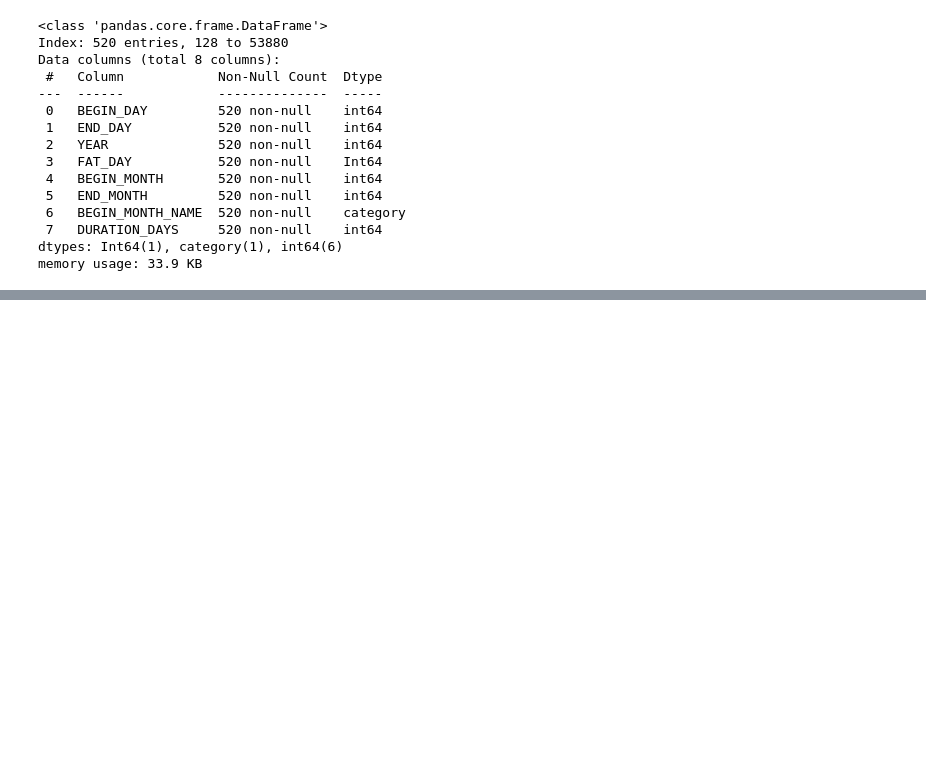
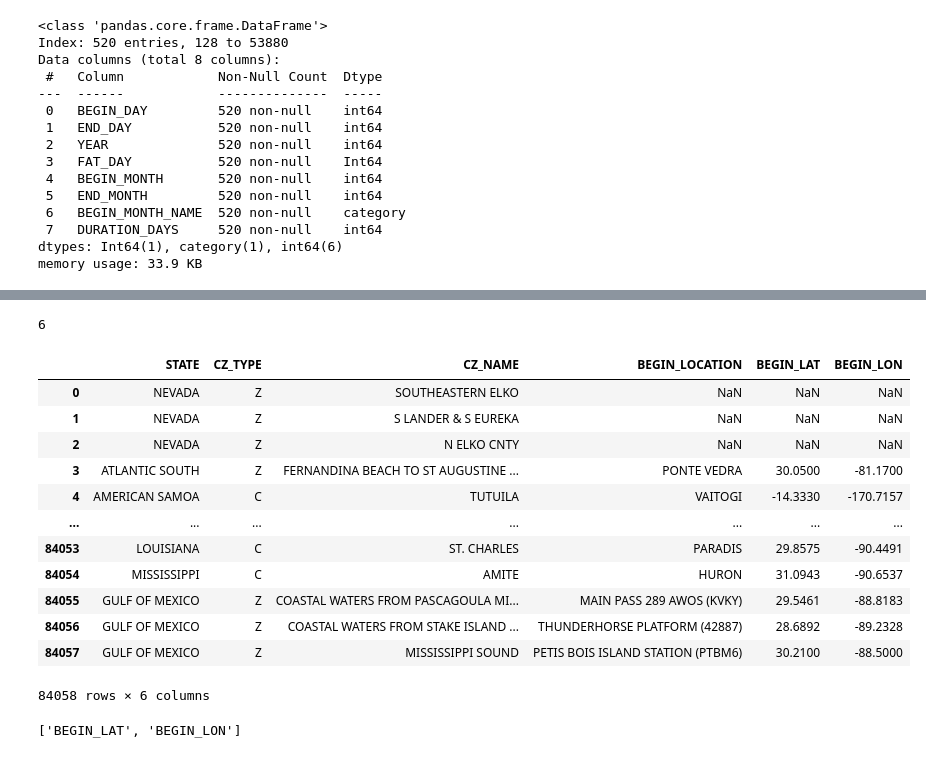
Before and after one commit to sushmita212/Parametric_Weather_Risk_Modeling, a Jupyter notebook: notebooks/Data_cleaning.ipynb, the cells around one changed output, grey strips where cells are left out. Drawn from its saved outputs; the diff is of its cells as text; code cells hidden in the pictures; blank space fills up the shorter version.

```diff
--- a/notebooks/Data_cleaning.ipynb
+++ b/notebooks/Data_cleaning.ipynb
@@ -404 +407,4 @@ df_year.head()
 5 rows × 49 columns
+# %%
+location_cols = [col for col in df_year.columns
+                 if any(key in col.upper() for key in ['STATE', 'LAT', 'LON', 'LOCATION', 'RANGE', 'AZIMUTH', 'CZ_'])]
@@ -404,0 +563,6 @@ df_year.head()
+# %%
+cols_to_drop = [ 'FATALITY_LOCATION', 'BEGIN_RANGE', 'END_RANGE', 'RANGE','LATITUDE','LONGITUDE','LAT2','LON2','LOCATION_INDEX','BEGIN_AZIMUTH', 'END_AZIMUTH', 'AZIMUTH','END_LOCATION','LOCATION','END_LAT','END_LON']
+# %%
+df_year.drop(columns=cols_to_drop, errors='ignore', inplace=True)
+# %%
+[location_cols.remove(c) for c in cols_to_drop if c in location_cols]
@@ -404,0 +586,24 @@ df_year.head()
+# %%
+len(location_cols)
+# %% [output]
+6
+# %%
+df_year[location_cols]
+# %% [output]
+|  | STATE | CZ_TYPE | CZ_NAME | BEGIN_LOCATION | BEGIN_LAT | BEGIN_LON |
+| 0 | NEVADA | Z | SOUTHEASTERN ELKO | NaN | NaN | NaN |
+| 1 | NEVADA | Z | S LANDER & S EUREKA | NaN | NaN | NaN |
+| 2 | NEVADA | Z | N ELKO CNTY | NaN | NaN | NaN |
+| 3 | ATLANTIC SOUTH | Z | FERNANDINA BEACH TO ST AUGUSTINE ... | PONTE VEDRA | 30.0500 | -81.1700 |
+| 4 | AMERICAN SAMOA | C | TUTUILA | VAITOGI | -14.3330 | -170.7157 |
+| ... | ... | ... | ... | ... | ... | ... |
+| 84053 | LOUISIANA | C | ST. CHARLES | PARADIS | 29.8575 | -90.4491 |
+| 84054 | MISSISSIPPI | C | AMITE | HURON | 31.0943 | -90.6537 |
+| 84055 | GULF OF MEXICO | Z | COASTAL WATERS FROM PASCAGOULA MI... | MAIN PASS 289 AWOS (KVKY) | 29.5461 | -88.8183 |
+| 84056 | GULF OF MEXICO | Z | COASTAL WATERS FROM STAKE ISLAND ... | THUNDERHORSE PLATFORM (42887) | 28.6892 | -89.2328 |
+| 84057 | GULF OF MEXICO | Z | MISSISSIPPI SOUND | PETIS BOIS ISLAND STATION (PTBM6) | 30.2100 | -88.5000 |
+84058 rows × 6 columns
+# %%
+[c for c in location_cols if any(key in c for key in ['LAT', 'LON'])]
+# %% [output]
+['BEGIN_LAT', 'BEGIN_LON']
```
Also changed, not shown: parts of 41 cells of this notebook, 2 other files.
